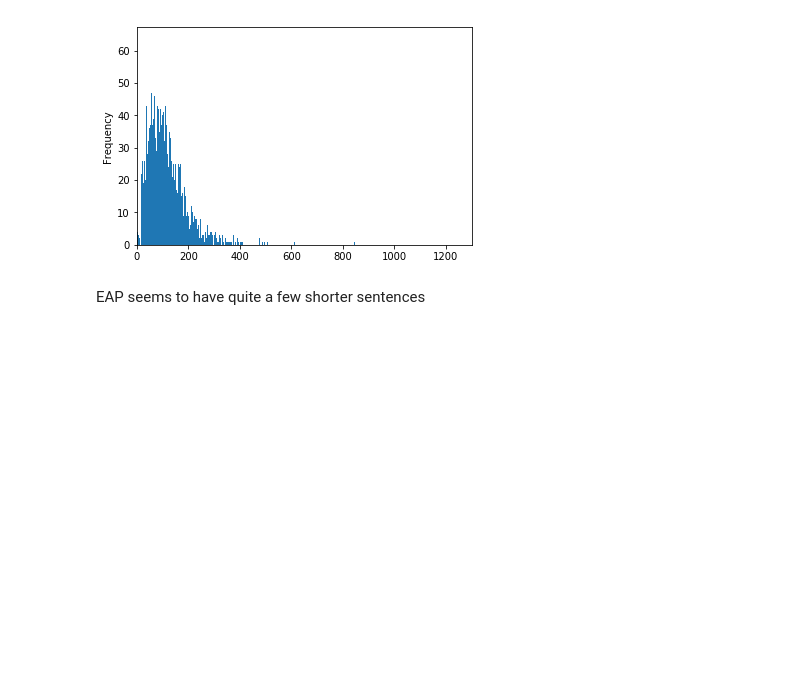
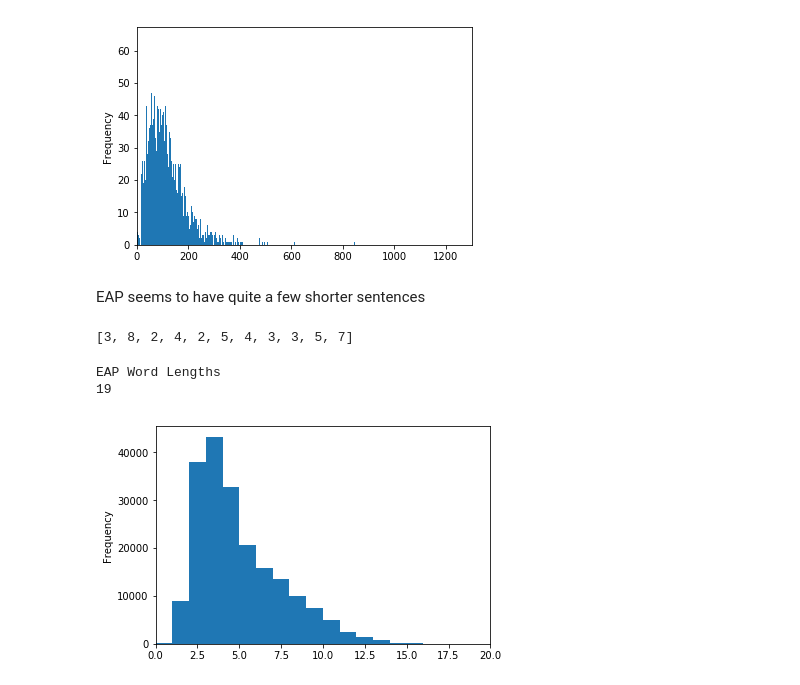
Before and after one commit to fireland15/Spooky-Authors, a Jupyter notebook: Submission 2.ipynb, the cells around one changed output. Cells and saved outputs as stored; diff of their text form; code cells hidden in the pictures; blank space fills up the shorter version.

```diff
--- a/Submission 2.ipynb
+++ b/Submission 2.ipynb
@@ -165,7 +163,23 @@ MWS Sentence Lengths in Words
 EAP seems to have quite a few shorter sentences
 # %%
 def get_word_lengths(text):
-    text = "".join([ch for ch in text if ch.isalnum()])
-    sentences = text.split(" ")
-    lengths = [len(sentence) for sentence in sentences]
-    return np.mean(lengths)
+    text = "".join([ch for ch in text if ch.isalnum() or ch == " "])
+    words = text.split(" ")
+    lengths = [len(word) for word in words]
+    return lengths
+
+s = "the sentence is made of words, what are the words lengths"
+print(get_word_lengths(s))
+# %% [output]
+[3, 8, 2, 4, 2, 5, 4, 3, 3, 5, 7]
+# %%
+EAP_word_lengths = []
+for text in EAP["text"]:
+    EAP_word_lengths = EAP_word_lengths + get_word_lengths(text)
+print("EAP Word Lengths")
+print(max(EAP_word_lengths))
+plot_hist(EAP_word_lengths, xlim=20)
+# %% [output]
+EAP Word Lengths
+19
+[figure, added]
```
Also changed, not shown: parts of 5 cells of this notebook.
